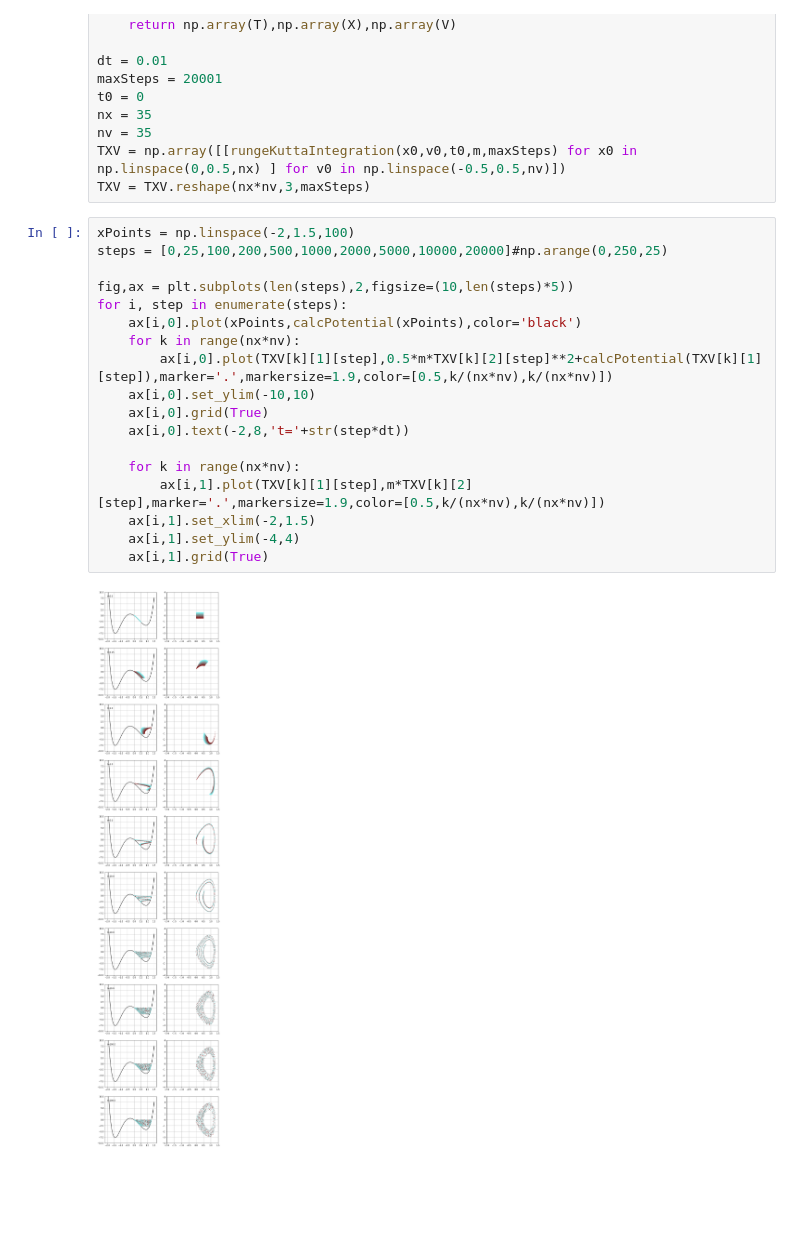
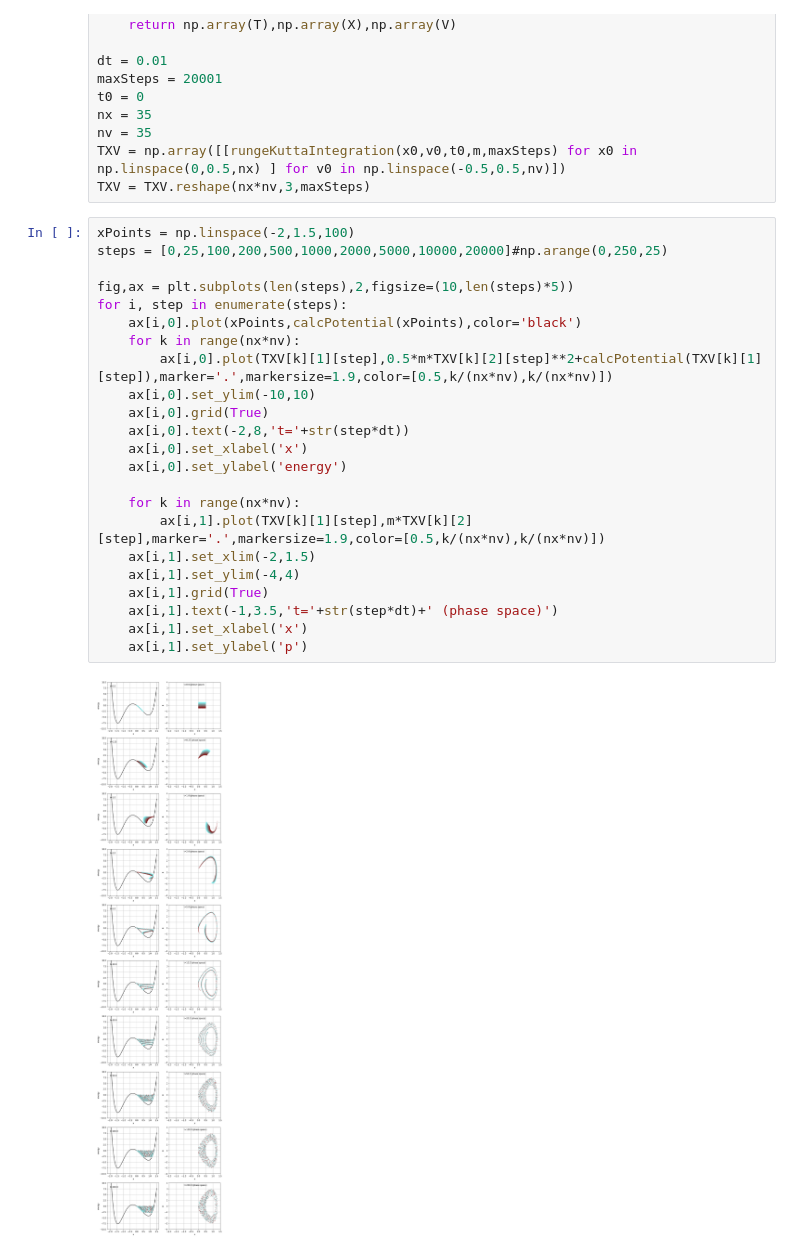
Before and after one commit to cthierfelder/PhysicsInPython, a Jupyter notebook: 01a_HarmOszi.ipynb, the cells around one changed output. Drawn from its saved outputs; the diff is of its cells as text; blank space fills up the shorter version.

Commit message:
Add files via upload
phase space cleanup

```diff
--- a/01a_HarmOszi.ipynb
+++ b/01a_HarmOszi.ipynb
@@ -144,20 +144,25 @@ TXV = TXV.reshape(nx*nv,3,maxSteps)
 # %%
 xPoints = np.linspace(-2,1.5,100)
 steps = [0,25,100,200,500,1000,2000,5000,10000,20000]#np.arange(0,250,25)
 
 fig,ax = plt.subplots(len(steps),2,figsize=(10,len(steps)*5))
 for i, step in enumerate(steps):
     ax[i,0].plot(xPoints,calcPotential(xPoints),color='black')
     for k in range(nx*nv):
         ax[i,0].plot(TXV[k][1][step],0.5*m*TXV[k][2][step]**2+calcPotential(TXV[k][1][step]),marker='.',markersize=1.9,color=[0.5,k/(nx*nv),k/(nx*nv)])
     ax[i,0].set_ylim(-10,10)
     ax[i,0].grid(True)
     ax[i,0].text(-2,8,'t='+str(step*dt))
+    ax[i,0].set_xlabel('x')
+    ax[i,0].set_ylabel('energy')
 
     for k in range(nx*nv):
         ax[i,1].plot(TXV[k][1][step],m*TXV[k][2][step],marker='.',markersize=1.9,color=[0.5,k/(nx*nv),k/(nx*nv)])
     ax[i,1].set_xlim(-2,1.5)
     ax[i,1].set_ylim(-4,4)
     ax[i,1].grid(True)
+    ax[i,1].text(-1,3.5,'t='+str(step*dt)+' (phase space)')
+    ax[i,1].set_xlabel('x')
+    ax[i,1].set_ylabel('p')
 # %% [output]
-[figure, old version]
+[figure, new version]
```
